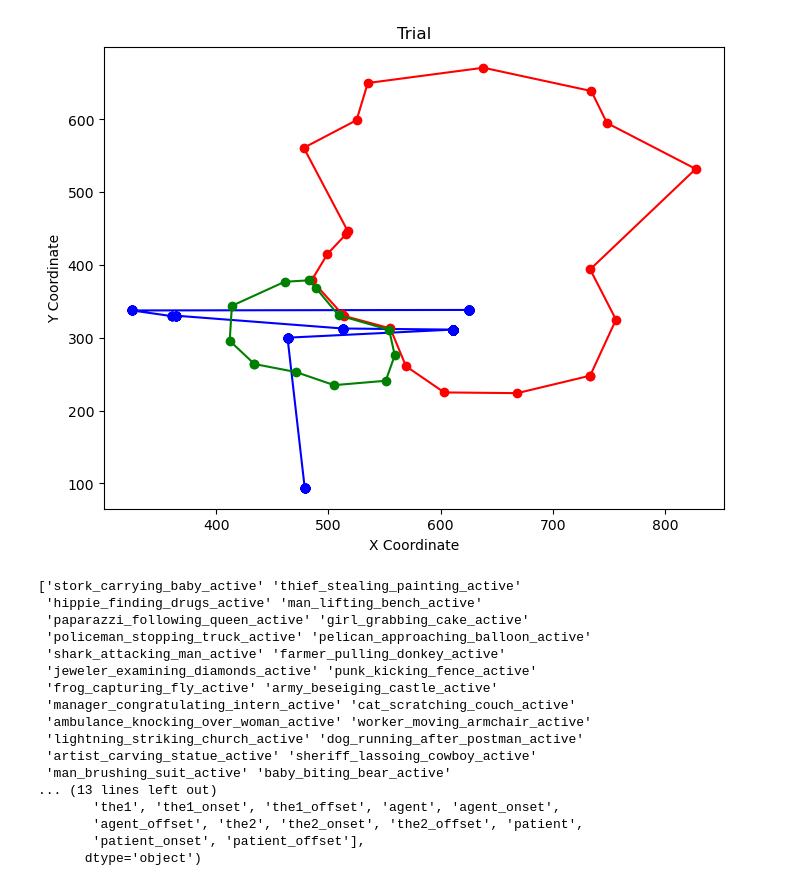
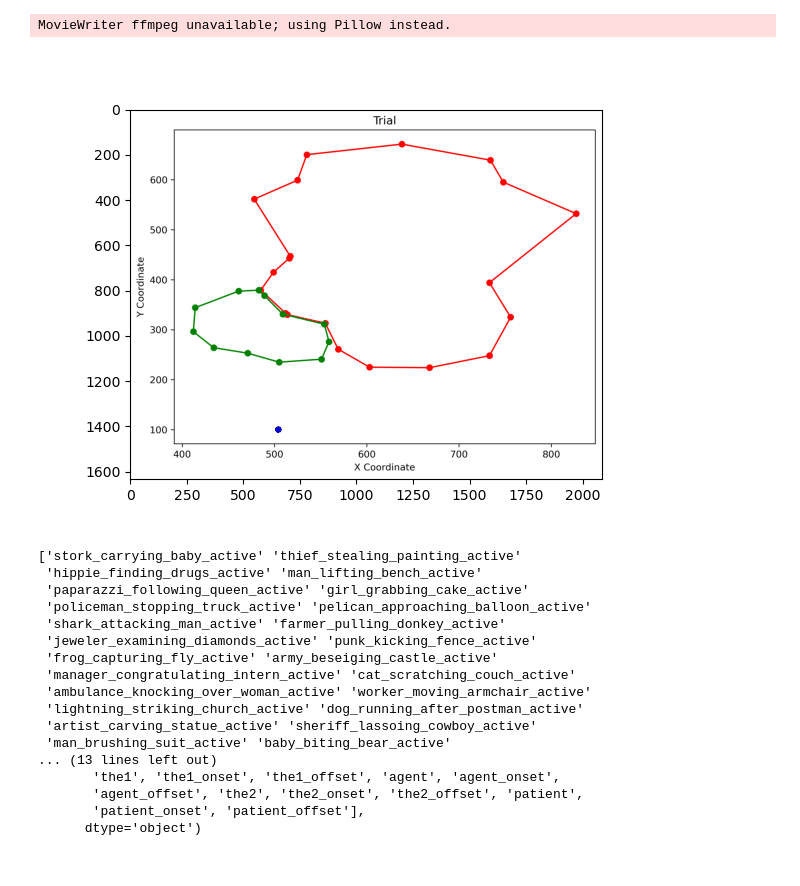
Before and after one commit to Yellowtintin/Clementine-Eye-tracking-thesis, a Jupyter notebook: Data_Exploration.ipynb, the cells around one changed output. Saved outputs shown, nothing was run; the diff lists cells and outputs as text; code cells hidden in the pictures.

Commit message:
Added gif display and plotting

```diff
--- a/Data_Exploration.ipynb
+++ b/Data_Exploration.ipynb
@@ -40,7 +46,16 @@ def get_file_names():
 
     return file_names
 # %%
-def plot_trial(x_plots, y_plots, trial_name):
+def plot_trial(x_plots, y_plots, trial_name, save_folder="plot_images"):
+    folder_path = "./plot_images"
+
+    for filename in os.listdir(folder_path):
+        file_path = os.path.join(folder_path, filename)
+        if os.path.isfile(file_path):  # Ensure it's a file, not a folder
+            os.remove(file_path)
+
+    os.makedirs(save_folder, exist_ok=True)
+
     # Filter out None values
     valid_indices = ~np.isnan(x_plots) & ~np.isnan(y_plots)
     x_plots = np.array(x_plots)[valid_indices]
@@ -56,14 +71,21 @@ def plot_trial(x_plots, y_plots, trial_name):
     y_bound2 = boundary[1][2]
     y_bound2.append(y_bound2[0])
 
-    plt.figure(figsize=(8, 6))
-    plt.plot(x_plots, y_plots, marker='o', linestyle='-', color='blue')
-    plt.plot(x_bound1, y_bound1, marker='o', linestyle='-', color='red')
-    plt.plot(x_bound2, y_bound2, marker='o', linestyle='-', color='green')
-    plt.xlabel('X Coordinate')
-    plt.ylabel('Y Coordinate')
-    plt.title('Trial')
-    plt.show()
+    # Generate 30 evenly spaced indices
+    num_frames = 20
+    indices = np.linspace(0, len(x_plots) - 1, num_frames, dtype=int)
+
+    for i in indices:
+        plt.figure(figsize=(8, 6))
+        plt.plot(x_plots[:i+1], y_plots[:i+1], marker='o', linestyle='-', color='blue')
+        plt.plot(x_bound1, y_bound1, marker='o', linestyle='-', color='red')
+        plt.plot(x_bound2, y_bound2, marker='o', linestyle='-', color='green')
+        plt.xlabel('X Coordinate')
+        plt.ylabel('Y Coordinate')
+        plt.title('Trial')
+        plot_filename = os.path.join(save_folder, f"{str(i)}.png")
+        plt.savefig(plot_filename, dpi=300, bbox_inches='tight')
+        plt.close()
 
 def get_trial_coords(subitem):
     filtered_df = results_df[results_df['subitem'] == subitem]
@@ -81,6 +103,7 @@ def get_trial_name(item):
     for file in file_names:
         split_file = file.split("_")
         if subject1 in split_file and subject2 in split_file: # This doesn't work, items 3 7 10 17 etc does not have the same subject names
+            # Might be able to use agent and patient for this with a bit of editing
             return file
 
     return None
@@ -88,8 +111,5 @@ def get_trial_name(item):
 def show_trial_plot(subitem):
     x_coord, y_coord = get_trial_coords(subitem)
     plot_trial(x_coord, y_coord, get_trial_name(subitem[7:]))
+    display_plot_gif()
+    display(dis_image(filename="saved_gifs/animated_GMM.gif"))
-# %%
-show_trial_plot('sub201_6')
-#get_trial_name('25')
-# %% [output]
-[figure, removed]
@@ -96 +160,7 @@ show_trial_plot('sub201_6')
+# %%
+show_trial_plot('sub101_6')
+#get_trial_name('25')
+# %% [output]
+MovieWriter ffmpeg unavailable; using Pillow instead.
+[figure, added]
 # %%
```
Also changed, not shown: parts of 5 cells of this notebook, 3 other files.
